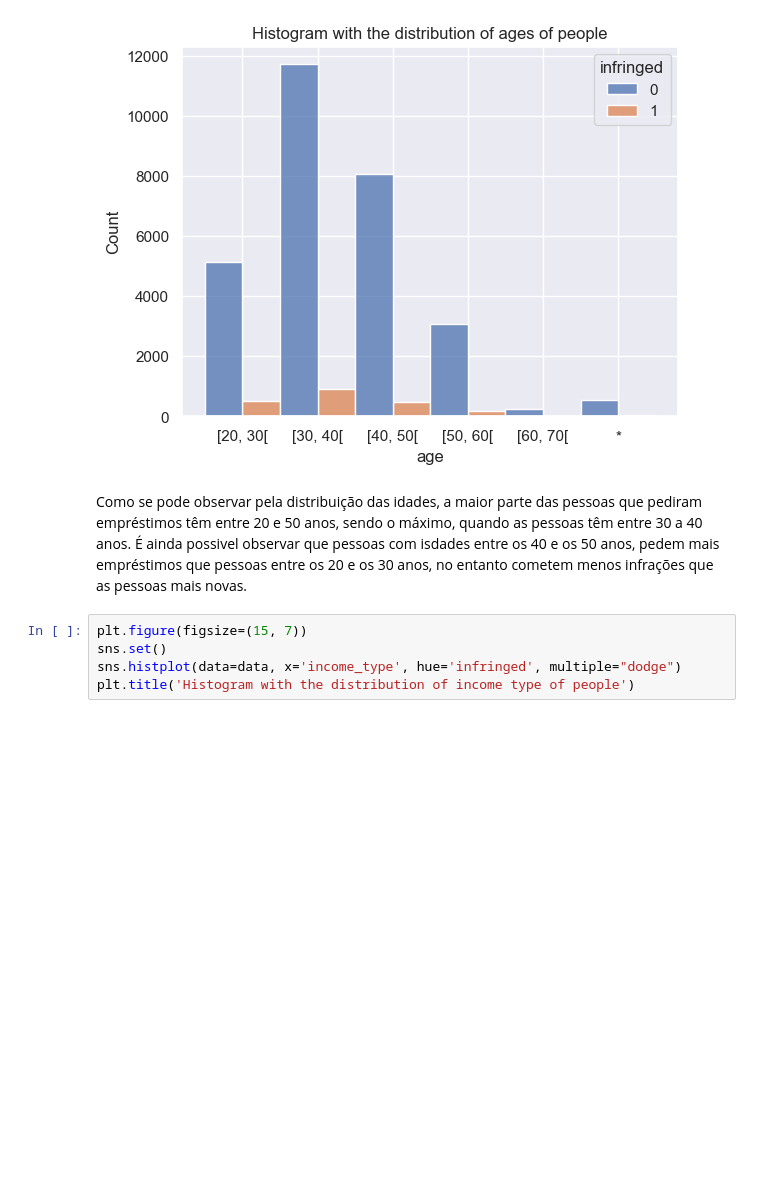
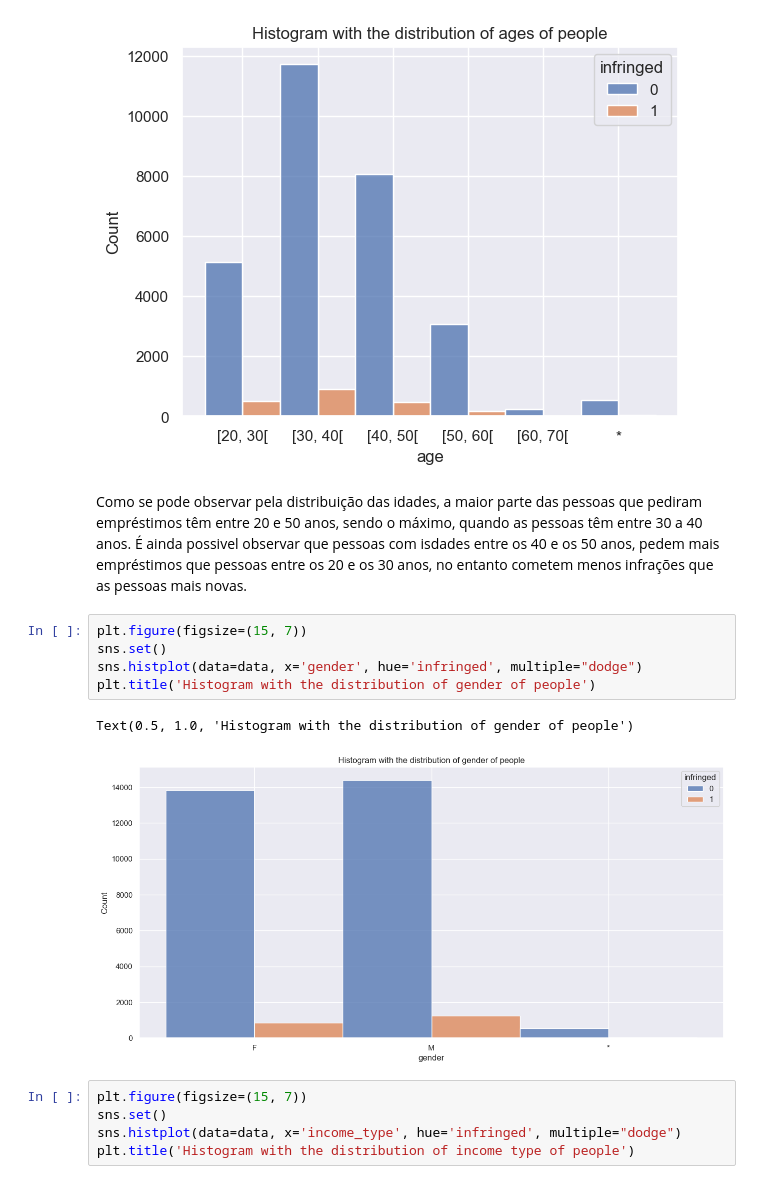
Before and after one commit to PugtgYosuky/SP-Project, a Jupyter notebook: src/controlER/analysis_arx.ipynb, the cells around one changed output. Drawn from its saved outputs; the diff is of its cells as text; blank space fills up the shorter version.

Commit message:
Add gender to analysis

```diff
--- a/src/controlER/analysis_arx.ipynb
+++ b/src/controlER/analysis_arx.ipynb
@@ -117,6 +117,14 @@ Text(0.5, 1.0, 'Histogram with the distribution of ages of people')
 [figure]
 # %% [markdown]
 Como se pode observar pela distribuição das idades, a maior parte das pessoas que pediram empréstimos têm entre 20 e 50 anos, sendo o máximo, quando as pessoas têm entre 30 a 40 anos. É ainda possivel observar que pessoas com isdades entre os 40 e os 50 anos, pedem mais empréstimos que pessoas entre os 20 e os 30 anos, no entanto cometem menos infrações que as pessoas mais novas.
+# %%
+plt.figure(figsize=(15, 7))
+sns.set()
+sns.histplot(data=data, x='gender', hue='infringed', multiple="dodge")
+plt.title('Histogram with the distribution of gender of people')
+# %% [output]
+Text(0.5, 1.0, 'Histogram with the distribution of gender of people')
+[figure, added]
 # %%
 plt.figure(figsize=(15, 7))
 sns.set()
```
Also changed, not shown: parts of 1 cell of this notebook.
